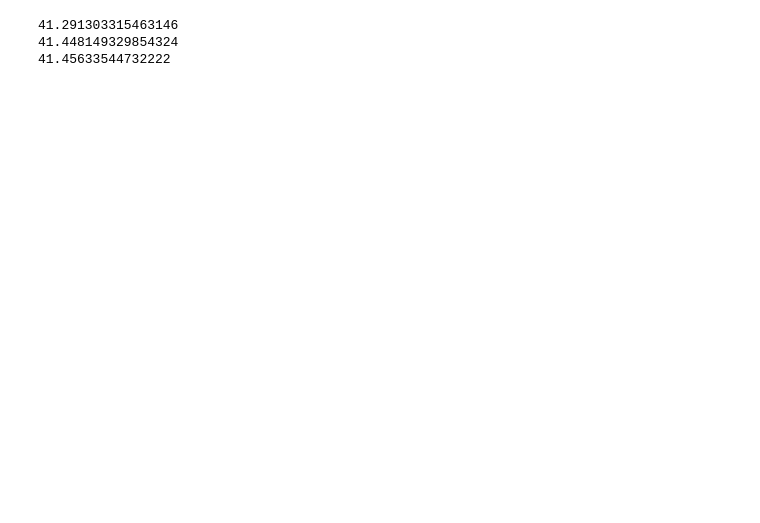
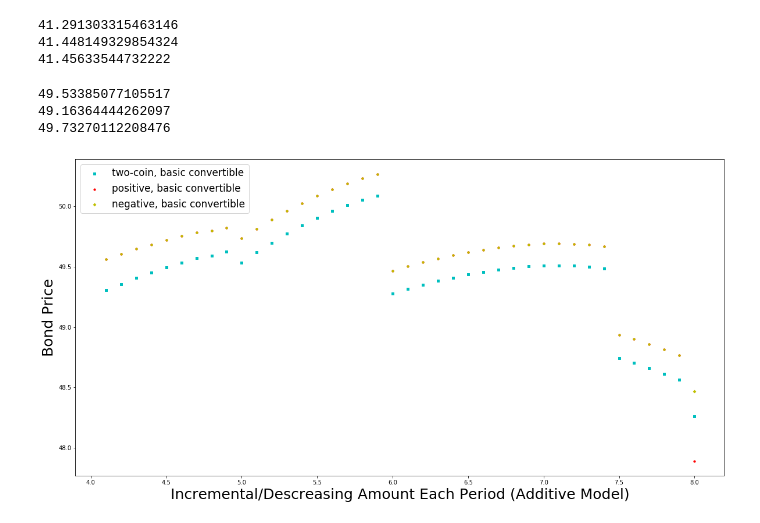
Before and after one commit to laurenjs888/convertible_bonds, a Jupyter notebook: two_coin_v3.ipynb, the cells around one changed output. Cells and saved outputs as stored; diff of their text form; code cells hidden in the pictures; blank space fills up the shorter version.

```diff
--- a/two_coin_v3.ipynb
+++ b/two_coin_v3.ipynb
@@ -406,15 +406,30 @@ print(cbond1.one_coin_neg())
 41.448149329854324
 41.45633544732222
 # %%
-def sim_two_coin(t, x, r, rate_vol):
+def sim_two_coin(t, x, r, rate_vol, call, rate_mode):
     model = Model(t)
     model.init_stocks(30,x,x)
     model.init_HoLee(r, rate_vol, rate_vol)
-    distr_list = [(t, 0) for i in range(t + 1)]
-    distr_list[t_global] = (t, 0, 0.5)
+    distr_list = [(t, 0.1) for i in range(t + 1)]
+    distr_list[t] = (t, 0.1, 0.5)
     conv_list = np.ones(t+1)
     call_list = np.full(t+1, None)
-    cbond1 = Bond(model, 50, r, distr_list, conv_list, call_list)
+    if(call>=10):
+        call_list = np.full(t+1, call)
+    cbond1 = Bond(model, 50, r, distr_list, conv_list, call_list, 1)
     cbond1.init_p_vals()
-    D = cbond1.two_coin()
-    return D[(0,0,0)][0]
+    if(rate_mode==0):
+        D = cbond1.two_coin()
+    elif(rate_mode==1):
+        D = cbond1.one_coin_pos()
+    else:
+        D = cbond1.one_coin_neg()
+    return D
+
+print(sim_two_coin(6, 5, 0.04, 0.002, 0, 0))
+print(sim_two_coin(6, 5, 0.04, 0.002, 0, 1))
+print(sim_two_coin(6, 5, 0.04, 0.002, 0, 2))
+# %% [output]
+49.53385077105517
+49.16364444262097
+49.73270112208476
@@ -421,3 +460,23 @@ def sim_two_coin(t, x, r, rate_vol):
+# %%
+fig = plt.figure(figsize=(20,10))
+ax1 = fig.add_subplot()
+plt.xlabel('Incremental/Descreasing Amount Each Period (Additive Model)', fontsize = 25)
+plt.ylabel('Bond Price', fontsize = 25)
+
+for key in c_price0:
+    if(key == lo or key == hi):
+        ax1.scatter([key], c_price0[key], s=10, c='c', marker="s", label="two-coin, basic convertible")
+        ax1.scatter([key], c_price1[key], s=10, c='r', marker="o", label="positive, basic convertible")
+        ax1.scatter([key], c_price2[key], s=10, c='y', marker="D", label="negative, basic convertible")
+    else:
+        ax1.scatter([key], c_price0[key], s=10, c='c', marker="s")
+        ax1.scatter([key], c_price2[key], s=10, c='r', marker="o")
+        ax1.scatter([key], c_price2[key], s=10, c='y')
+
+plt.legend(loc='upper left', fontsize = 17)
+plt.show()
+# %% [output]
+[figure, added]
 # %%
 ############################
 # INVESTIGATE: BOND PRICE VS STOCK VOLATILITY
```
Also changed, not shown: parts of 6 cells of this notebook, 2 other files.
